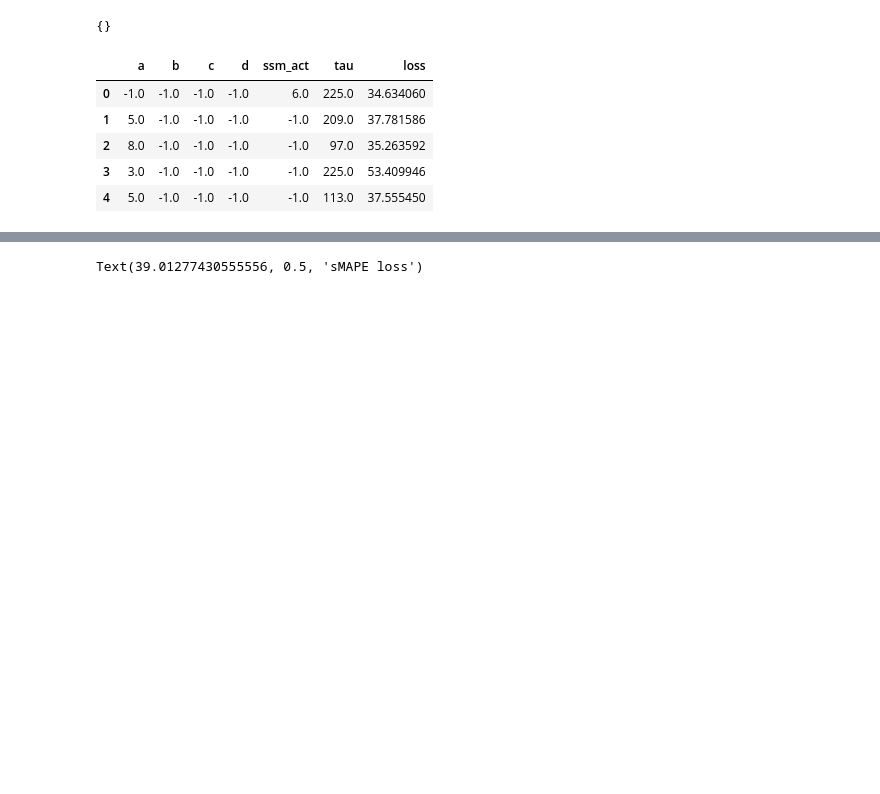
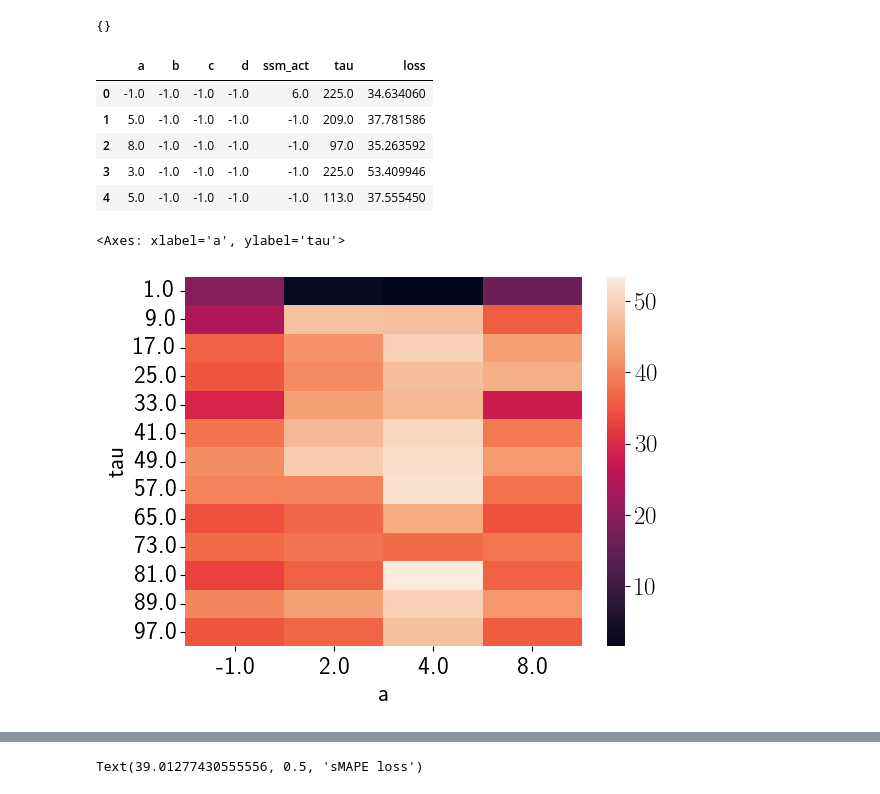
Before and after one commit to kmheckel/Q-S5, a Jupyter notebook: experiments/mackey_glass_plot.ipynb, the cells around one changed output, grey strips where cells are left out. Drawn from its saved outputs; the diff is of its cells as text; code cells hidden in the pictures; blank space fills up the shorter version.

```diff
--- a/experiments/mackey_glass_plot.ipynb
+++ b/experiments/mackey_glass_plot.ipynb
@@ -40,4 +79,12 @@ df.head()
 | 2 | 8.0 | -1.0 | -1.0 | -1.0 | -1.0 | 97.0 | 35.263592 |
 | 3 | 3.0 | -1.0 | -1.0 | -1.0 | -1.0 | 225.0 | 53.409946 |
 | 4 | 5.0 | -1.0 | -1.0 | -1.0 | -1.0 | 113.0 | 37.555450 |
+# %%
+df_all = df[(df["a"] == df["b"]) & (df["b"] == df["c"]) & (df["c"] == df["d"]) & (df["d"] == df["ssm_act"]) & (df["loss"] < 10000) & (df["tau"] < 100)]
+df_all = df_all[df_all["a"].isin([-1, 2, 4, 8])]
+df_all_g = df_all.groupby(["tau", "a"]).mean("loss").reset_index().pivot(index="tau", columns="a", values="loss")
+sns.heatmap(df_all_g)
+# %% [output]
+<Axes: xlabel='a', ylabel='tau'>
+[figure, added]
 # %%
```
Also changed, not shown: parts of 4 cells of this notebook.
